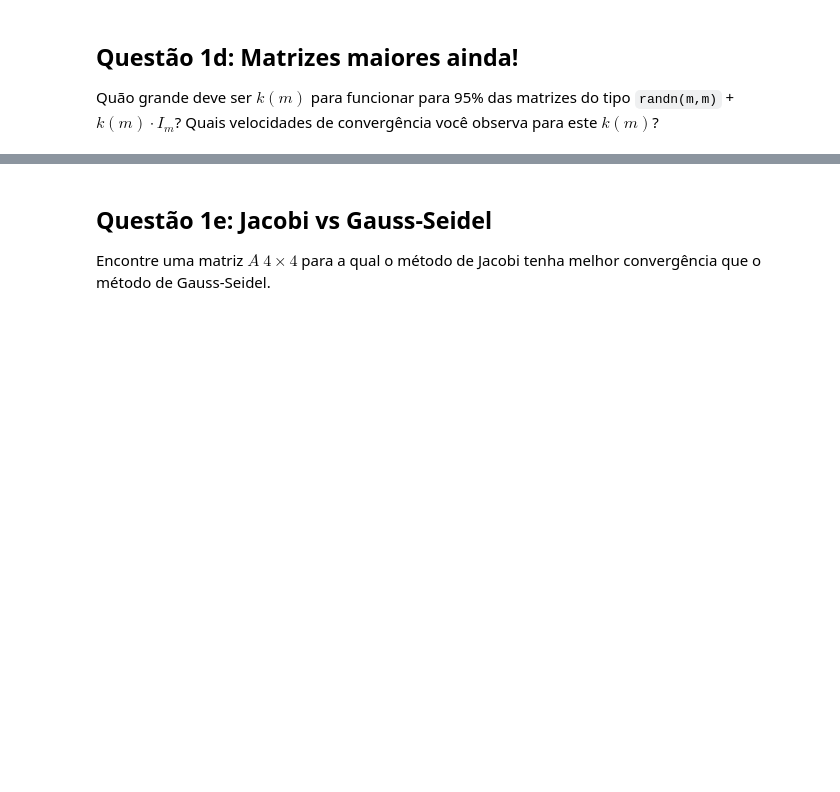
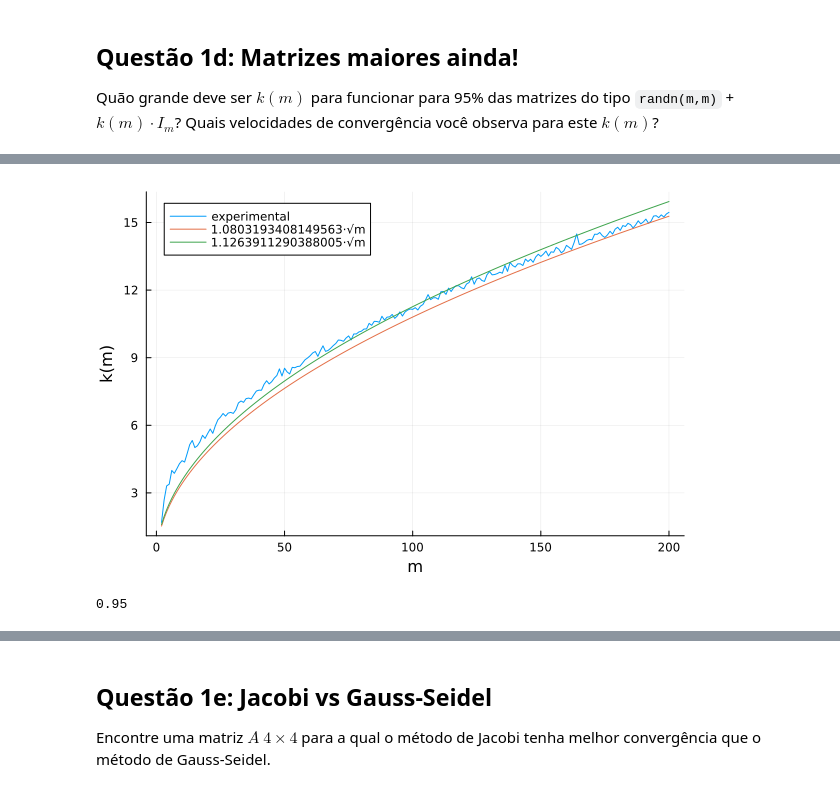
Before and after one commit to jhe-sua/fgv-aln, a Jupyter notebook: Projeto_2/Projeto2.ipynb, the cells around one changed output, grey strips where cells are left out. Drawn from its saved outputs; the diff is of its cells as text; code cells hidden in the pictures; blank space fills up the shorter version.

```diff
--- a/Projeto_2/Projeto2.ipynb
+++ b/Projeto_2/Projeto2.ipynb
@@ -291,0 +389,8 @@ plot!( intervalo1, sucess_history_gs,
+# %%
+m = 2:100
+
+k_exato = []
+
+for i in m
+    push!(k_exato, k_convergencia_jacobi_krylov(i))
+end
@@ -292 +439,29 @@ plot!( intervalo1, sucess_history_gs,
+# %%
+intervalo = 2:200
+
+c1 = quantile(Normal(0,1), 0.86)
+y1 = c1*sqrt.(intervalo)
+
+c2 = quantile(Normal(0,1), 0.87)
+y2 = c2*sqrt.(intervalo)
+
+plot(intervalo, k_exato, xlabel="m", ylabel="k(m)", label ="experimental")
+plot!(intervalo,y1, label="$c1⋅√m")
+plot!(intervalo,y2, label="$c2⋅√m")
+# %% [output]
+[figure, added]
+# %%
+sucesso = 0.0
+
+for i in 1:100
+    A = randn(150, 150) + 13.5*I
+    b = randn(150)
+    x0 = zeros(150)
+
+    sucesso += gauss_seidel(A, b, x0, 1e-10, boolean=true)
+end
+
+print(sucesso/100)
+# %% [output]
+0.95
 # %% [markdown]
```
Also changed, not shown: parts of 21 cells of this notebook.
